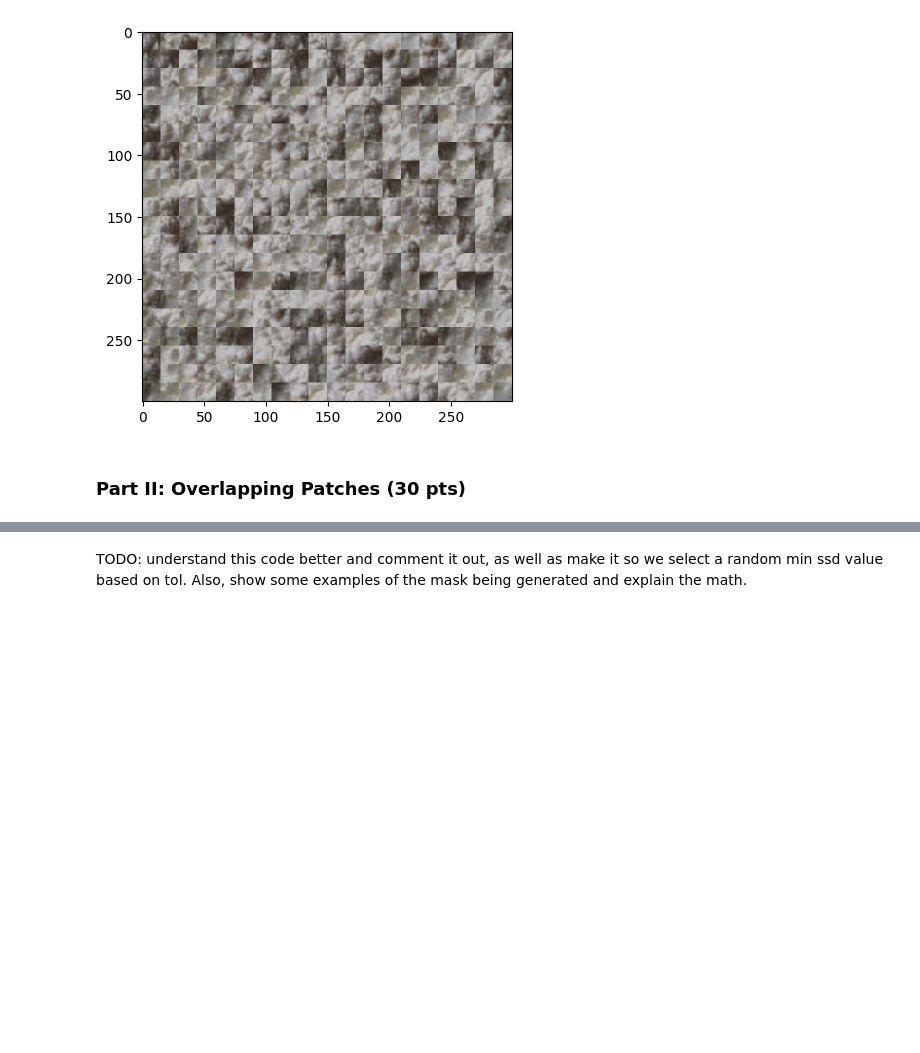
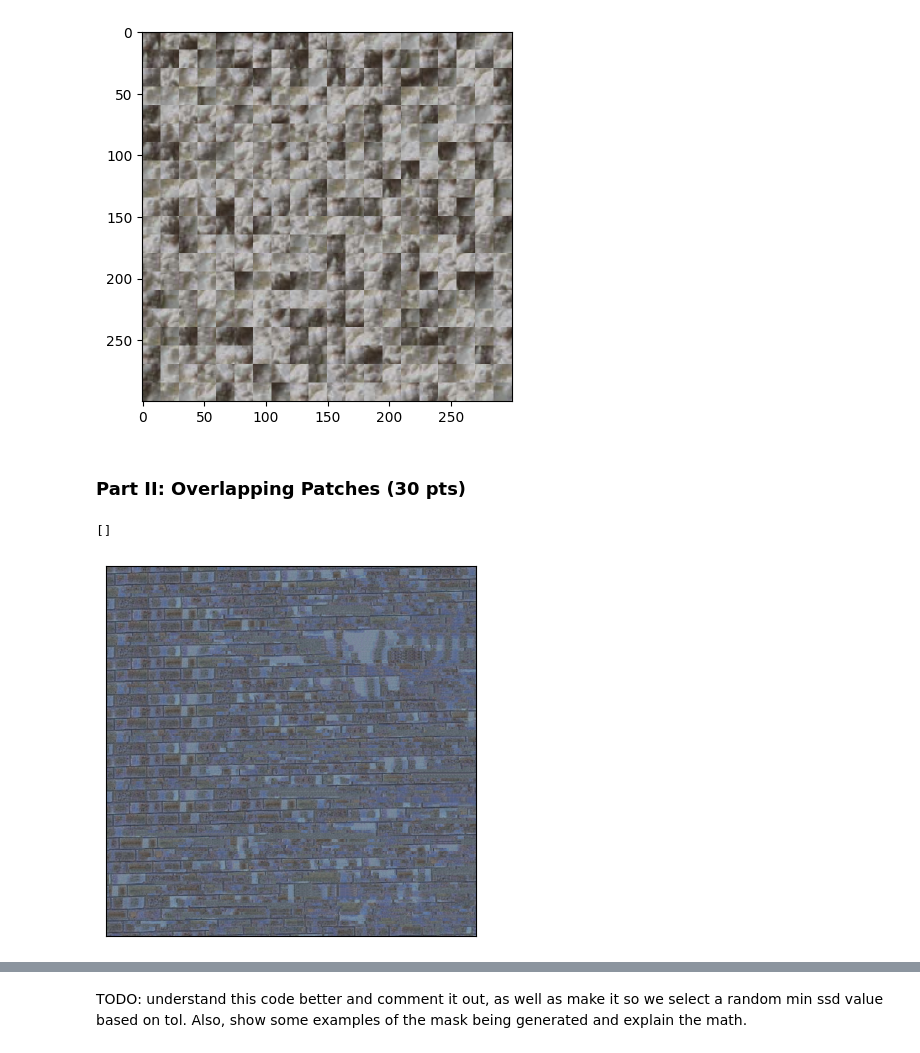
Before and after one commit to reedwrogers/UIUC-Computational-Photography, a Jupyter notebook: Project_2/cs445_proj2_starter_code-2/CS445_Proj2_Starter.ipynb, the cells around one changed output, grey strips where cells are left out. Saved outputs shown, nothing was run; the diff lists cells and outputs as text; code cells hidden in the pictures; blank space fills up the shorter version.

```diff
--- a/Project_2/cs445_proj2_starter_code-2/CS445_Proj2_Starter.ipynb
+++ b/Project_2/cs445_proj2_starter_code-2/CS445_Proj2_Starter.ipynb
@@ -240,3 +340,19 @@ def choose_sample(sample_img,black_image,current_x, current_y, patch_size, mask,
+# %%
+sample_img_fn = 'samples/bricks_small.jpg'
+sample_img = cv2.cvtColor(cv2.imread(sample_img_fn), cv2.COLOR_BGR2RGB)
+res = quilt_simple(sample_img, 610, 15, 10, 0.001) #feel free to change parameters to get best results
+
+res = res.astype(np.uint8)
+
+res = cv2.cvtColor(res, cv2.COLOR_BGR2RGB)
+
+fig, axes = plt.subplots(1,1)
+axes.imshow(res)
+axes.set_xticks([])
+axes.set_yticks([])
+# %% [output]
+[]
+[figure, added]
 # %%
 sample_img_fn = 'samples/bricks_small.jpg'
 sample_img = cv2.cvtColor(cv2.imread(sample_img_fn), cv2.COLOR_BGR2RGB)
```
Also changed, not shown: parts of 6 cells of this notebook.
